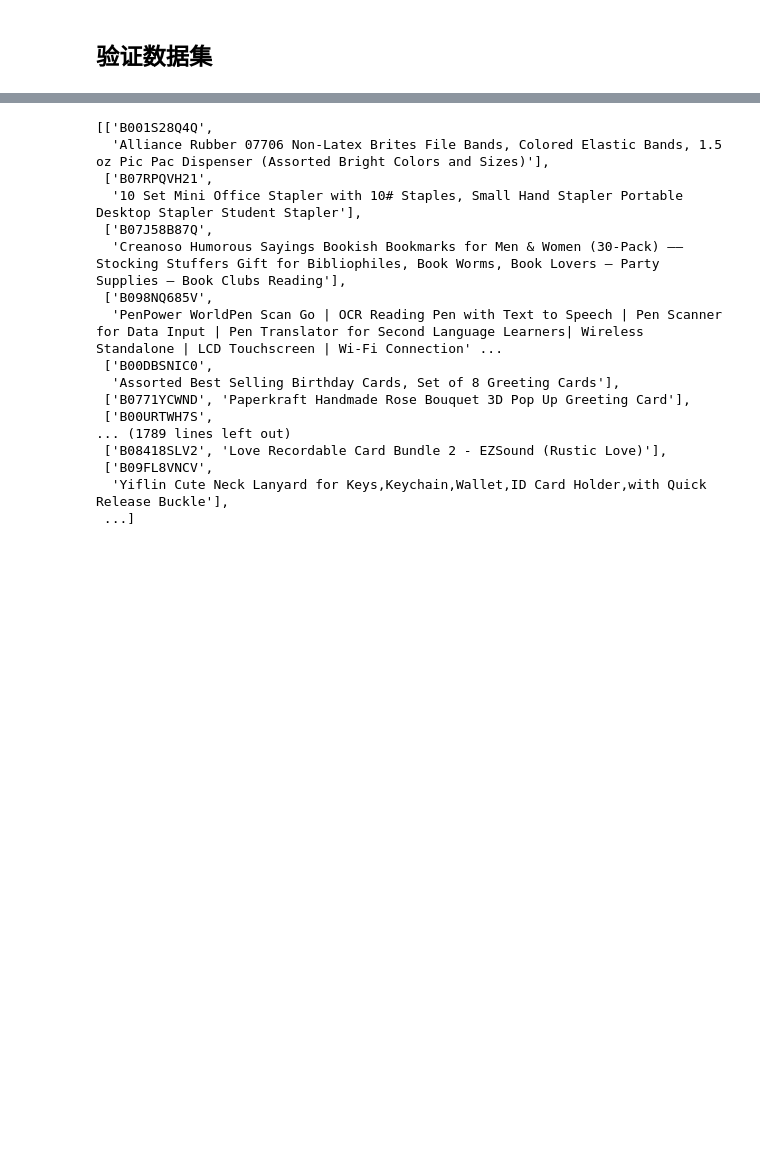
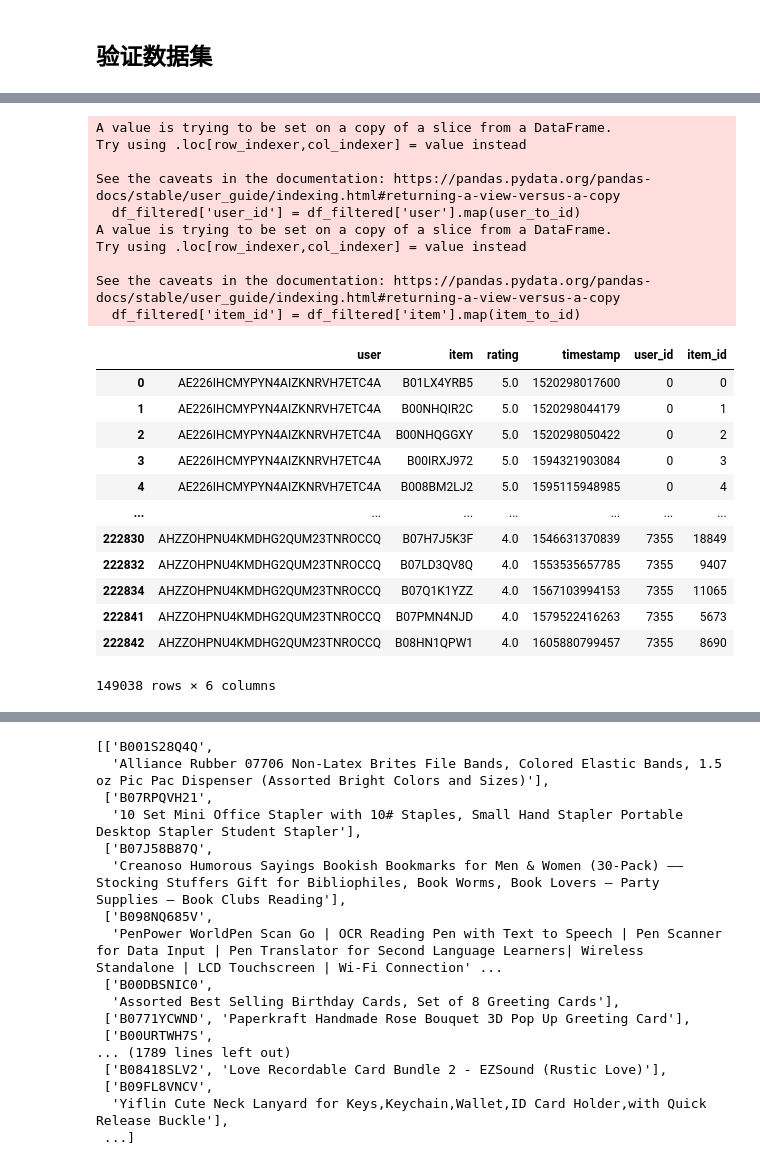
Before and after one commit to NoyeArk/graduation_design, a Jupyter notebook: ipynb/data_process/amazon.ipynb, the cells around one changed output, grey strips where cells are left out. Saved outputs shown, nothing was run; the diff lists cells and outputs as text; code cells hidden in the pictures; blank space fills up the shorter version.

```diff
--- a/ipynb/data_process/amazon.ipynb
+++ b/ipynb/data_process/amazon.ipynb
@@ -97,0 +83,4 @@ data
+# %%
+df_filtered = data[data['item'].isin(true_items)]
+print(f"用户数量: {len(df_filtered['user'].unique())}, 物品数量: {len(df_filtered['item'].unique())}")
+df_filtered
@@ -97,0 +102,40 @@ data
+# %%
+unique_users = df_filtered['user'].unique()
+unique_items = df_filtered['item'].unique()
+
+user_to_id = {user: i for i, user in enumerate(unique_users)}
+item_to_id = {item: i for i, item in enumerate(unique_items)}
+id_to_user = {i: user for user, i in user_to_id.items()}
+id_to_item = {i: item for item, i in item_to_id.items()}
+
+n_user = len(user_to_id)
+n_item = len(item_to_id)
+
+# 添加ID列到数据中
+df_filtered['user_id'] = df_filtered['user'].map(user_to_id)
+df_filtered['item_id'] = df_filtered['item'].map(item_to_id)
+df_filtered
+# %% [output]
+A value is trying to be set on a copy of a slice from a DataFrame.
+Try using .loc[row_indexer,col_indexer] = value instead
+
+See the caveats in the documentation: https://pandas.pydata.org/pandas-docs/stable/user_guide/indexing.html#returning-a-view-versus-a-copy
+  df_filtered['user_id'] = df_filtered['user'].map(user_to_id)
+A value is trying to be set on a copy of a slice from a DataFrame.
+Try using .loc[row_indexer,col_indexer] = value instead
+
+See the caveats in the documentation: https://pandas.pydata.org/pandas-docs/stable/user_guide/indexing.html#returning-a-view-versus-a-copy
+  df_filtered['item_id'] = df_filtered['item'].map(item_to_id)
+|  | user | item | rating | timestamp | user_id | item_id |
+| 0 | AE226IHCMYPYN4AIZKNRVH7ETC4A | B01LX4YRB5 | 5.0 | 1520298017600 | 0 | 0 |
+| 1 | AE226IHCMYPYN4AIZKNRVH7ETC4A | B00NHQIR2C | 5.0 | 1520298044179 | 0 | 1 |
+| 2 | AE226IHCMYPYN4AIZKNRVH7ETC4A | B00NHQGGXY | 5.0 | 1520298050422 | 0 | 2 |
+| 3 | AE226IHCMYPYN4AIZKNRVH7ETC4A | B00IRXJ972 | 5.0 | 1594321903084 | 0 | 3 |
+| 4 | AE226IHCMYPYN4AIZKNRVH7ETC4A | B008BM2LJ2 | 5.0 | 1595115948985 | 0 | 4 |
+| ... | ... | ... | ... | ... | ... | ... |
+| 222830 | AHZZOHPNU4KMDHG2QUM23TNROCCQ | B07H7J5K3F | 4.0 | 1546631370839 | 7355 | 18849 |
+| 222832 | AHZZOHPNU4KMDHG2QUM23TNROCCQ | B07LD3QV8Q | 4.0 | 1553535657785 | 7355 | 9407 |
+| 222834 | AHZZOHPNU4KMDHG2QUM23TNROCCQ | B07Q1K1YZZ | 4.0 | 1567103994153 | 7355 | 11065 |
+| 222841 | AHZZOHPNU4KMDHG2QUM23TNROCCQ | B07PMN4NJD | 4.0 | 1579522416263 | 7355 | 5673 |
+| 222842 | AHZZOHPNU4KMDHG2QUM23TNROCCQ | B08HN1QPW1 | 4.0 | 1605880799457 | 7355 | 8690 |
+149038 rows × 6 columns
```
Also changed, not shown: parts of 21 cells of this notebook, 12 other files.
